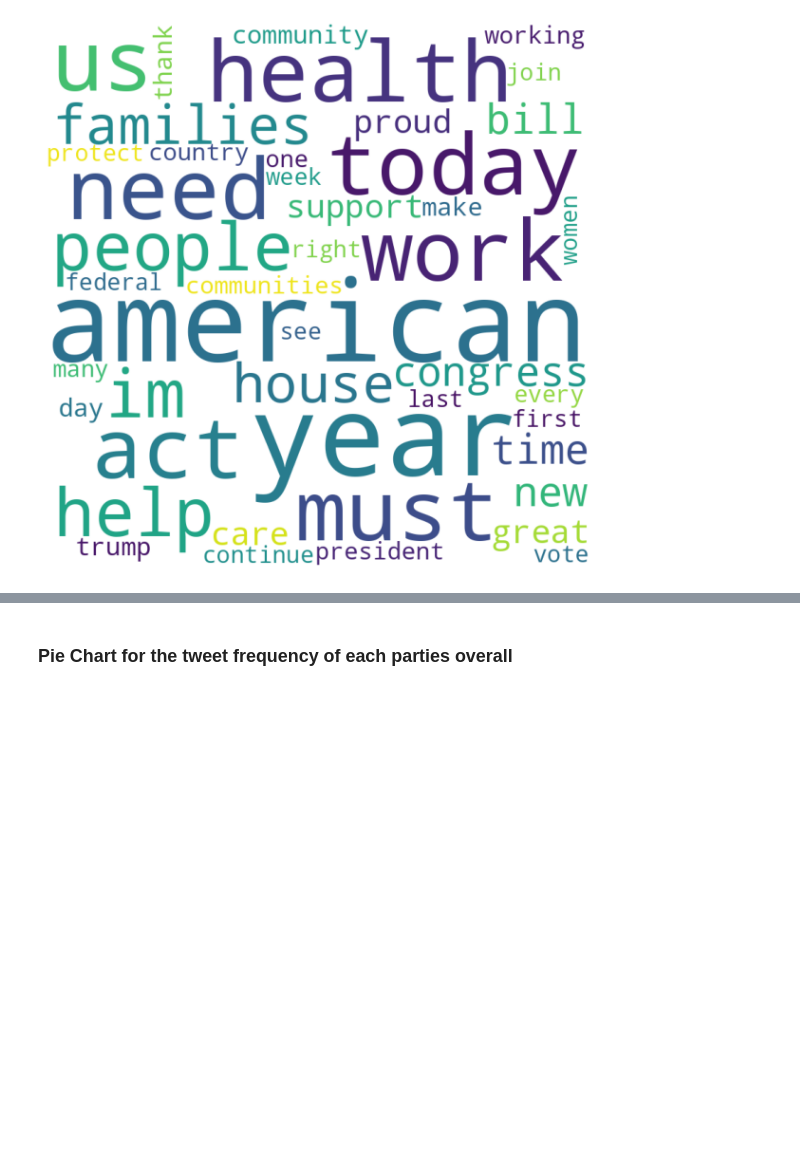
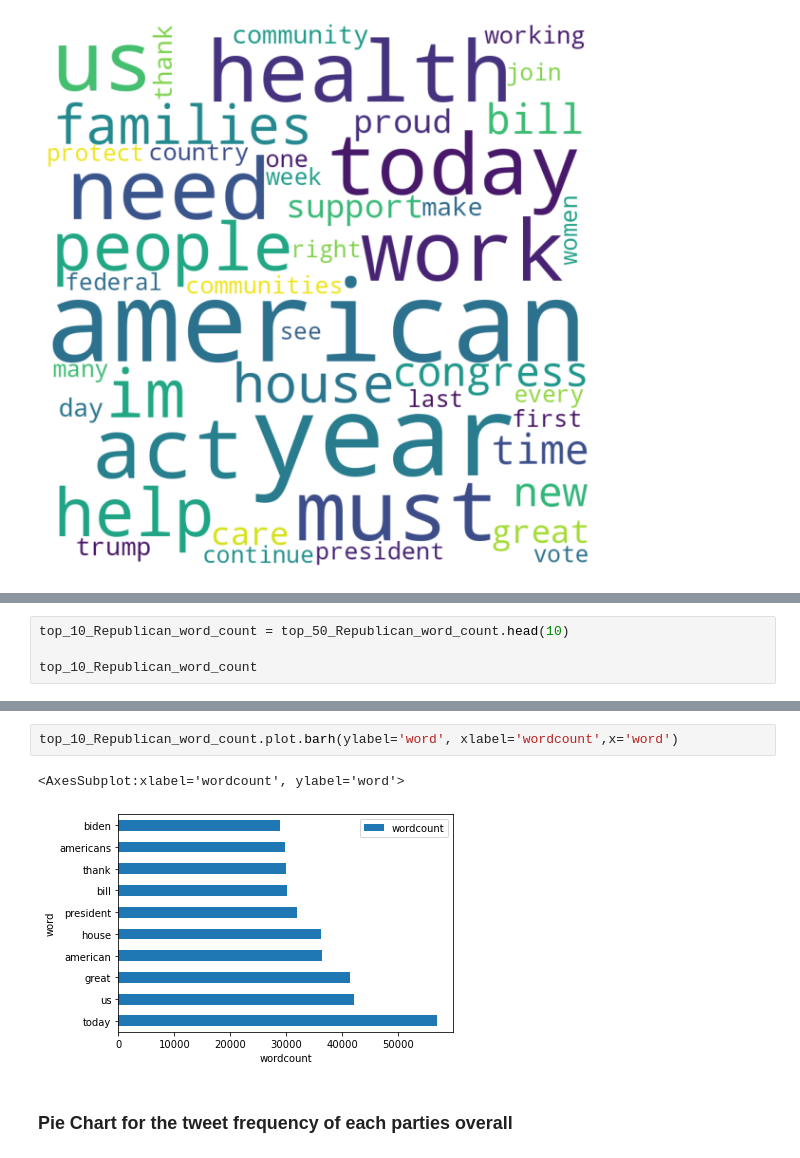
Before and after one commit to VieVaWaldi/PoliticalDespairTwitter, a Jupyter notebook: AnalysisSummary.ipynb, the cells around one changed output, grey strips where cells are left out. Saved outputs shown, nothing was run; the diff lists cells and outputs as text; blank space fills up the shorter version.

Commit message:
added top 10 most used word graphs for both parties

```diff
--- a/AnalysisSummary.ipynb
+++ b/AnalysisSummary.ipynb
@@ -131,0 +135,4 @@ plt.show()
+# %%
+top_10_Republican_word_count = top_50_Republican_word_count.head(10)
+
+top_10_Republican_word_count
@@ -132,3 +151,8 @@ plt.show()
+# %%
+top_10_Republican_word_count.plot.barh(ylabel='word', xlabel='wordcount',x='word')
+# %% [output]
+<AxesSubplot:xlabel='wordcount', ylabel='word'>
+[figure, added]
 # %% [markdown]
 ### Pie Chart for the tweet frequency of each parties overall
 # %%
```
Also changed, not shown: parts of 4 cells of this notebook.
